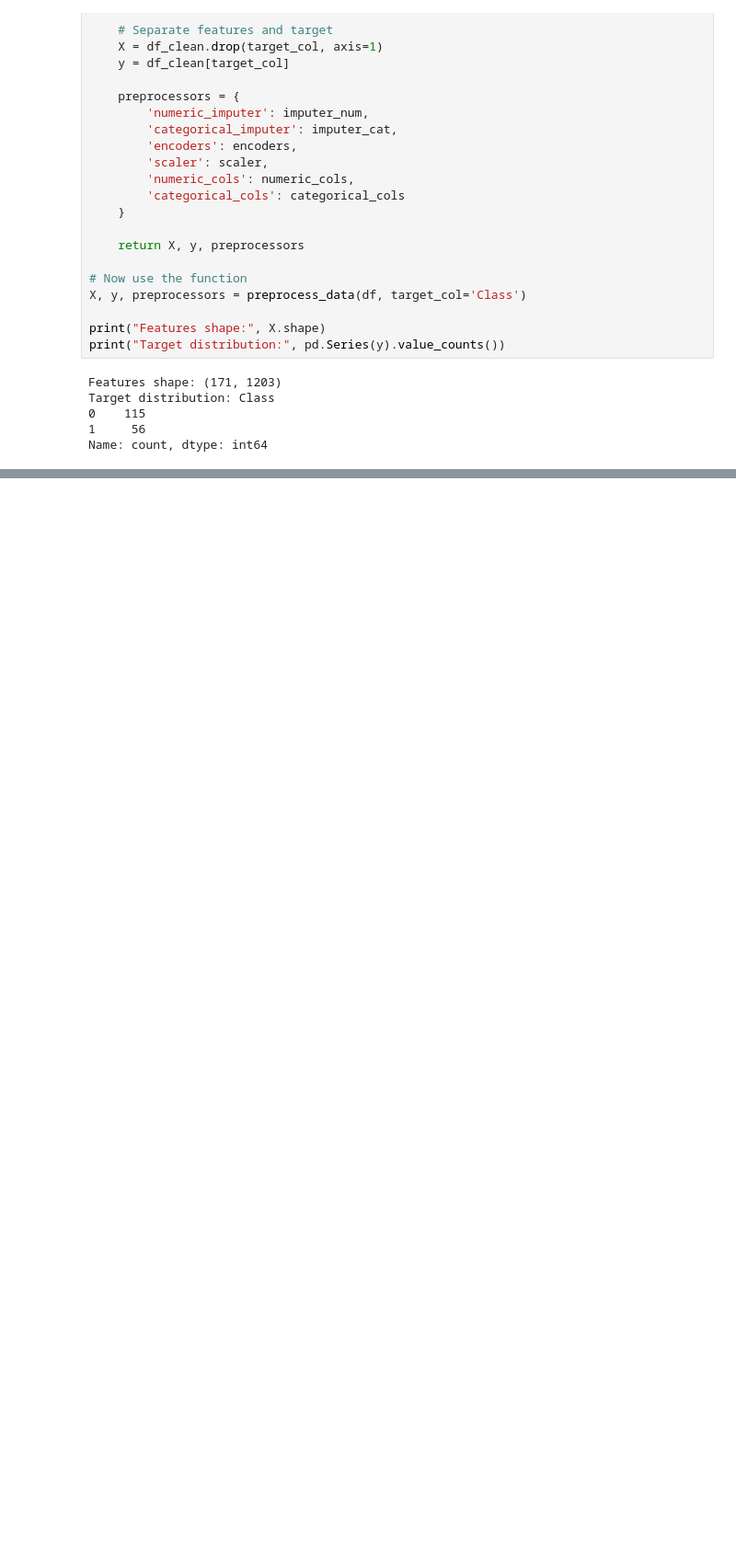
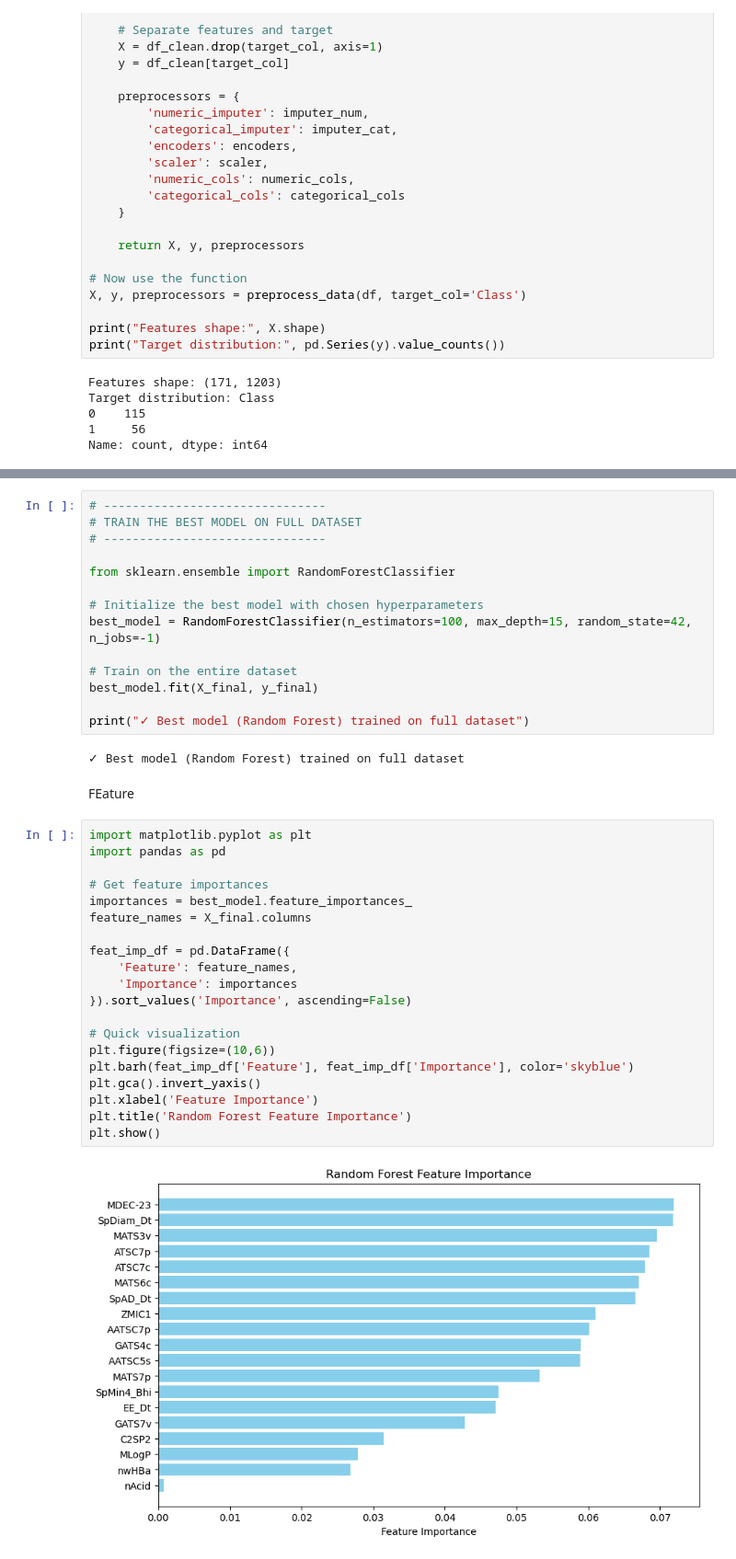
Before and after one commit to l-tting/compound-safety-classifier, a Jupyter notebook: toxicity.ipynb, the cells around one changed output, grey strips where cells are left out. Shown at 92% size. Saved outputs shown, nothing was run; the diff lists cells and outputs as text; blank space fills up the shorter version.

```diff
--- a/toxicity.ipynb
+++ b/toxicity.ipynb
@@ -228,0 +337,40 @@ Final feature set shape: (171, 1)
+# %%
+# -------------------------------
+# TRAIN THE BEST MODEL ON FULL DATASET
+# -------------------------------
+
+from sklearn.ensemble import RandomForestClassifier
+
+# Initialize the best model with chosen hyperparameters
+best_model = RandomForestClassifier(n_estimators=100, max_depth=15, random_state=42, n_jobs=-1)
+
+# Train on the entire dataset
+best_model.fit(X_final, y_final)
+
+print("✓ Best model (Random Forest) trained on full dataset")
+# %% [output]
+✓ Best model (Random Forest) trained on full dataset
+# %% [markdown]
+FEature
+# %%
+import matplotlib.pyplot as plt
+import pandas as pd
+
+# Get feature importances
+importances = best_model.feature_importances_
+feature_names = X_final.columns
+
+feat_imp_df = pd.DataFrame({
+    'Feature': feature_names,
+    'Importance': importances
+}).sort_values('Importance', ascending=False)
+
+# Quick visualization
+plt.figure(figsize=(10,6))
+plt.barh(feat_imp_df['Feature'], feat_imp_df['Importance'], color='skyblue')
+plt.gca().invert_yaxis()
+plt.xlabel('Feature Importance')
+plt.title('Random Forest Feature Importance')
+plt.show()
+# %% [output]
+[figure, added]
```
Also changed, not shown: parts of 10 cells of this notebook.
